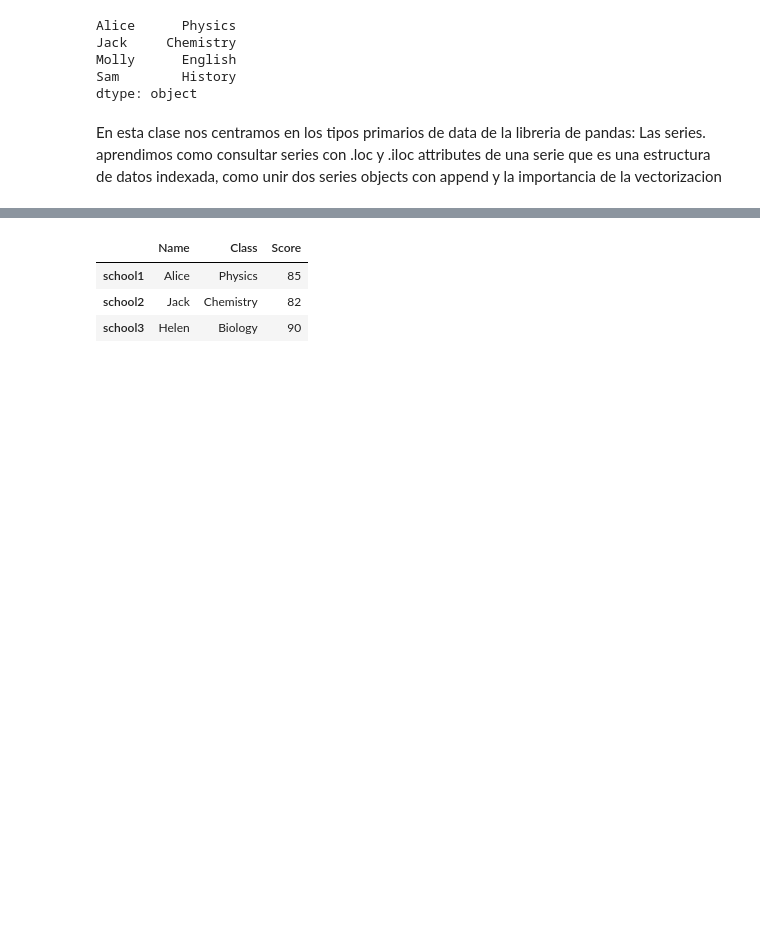
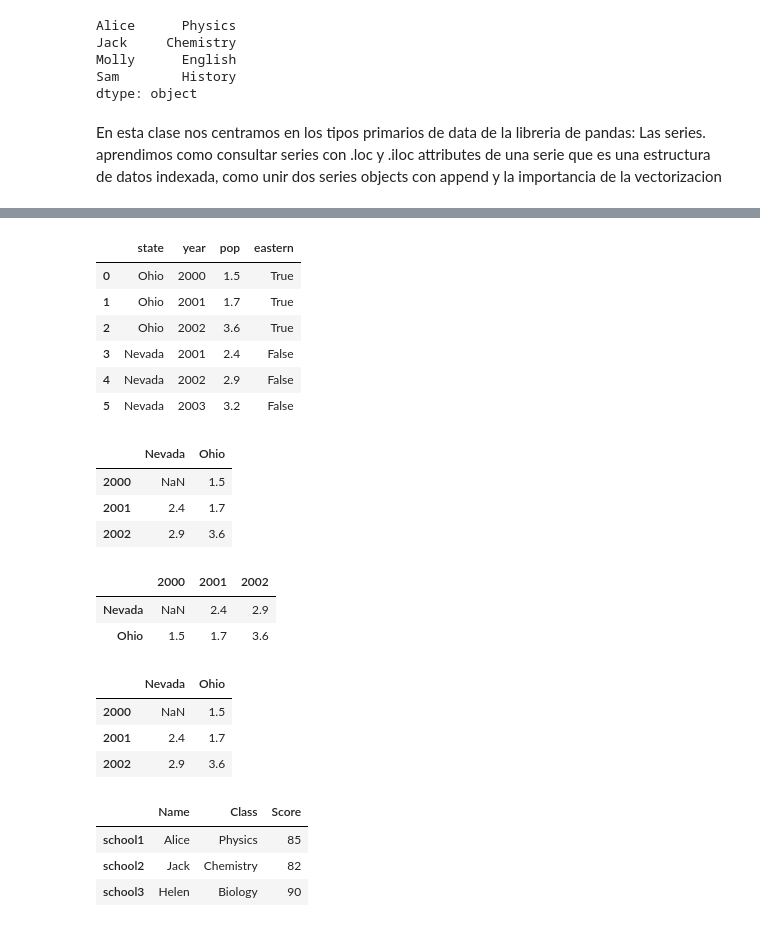
Before and after one commit to jmelendezgeo/Apuntes-Data-Science, a Jupyter notebook: Applied Data Science with Python - Coursera Specialization /Introduction To Data Science/Semana-2.ipynb, the cells around one changed output, grey strips where cells are left out. Saved outputs shown, nothing was run; the diff lists cells and outputs as text; code cells hidden in the pictures; blank space fills up the shorter version.

Commit message:
Finalizamos la segunda semana con su asignacion. Lectura del cap 5

```diff
--- a/Applied Data Science with Python - Coursera Specialization /Introduction To Data Science/Semana-2.ipynb
+++ b/Applied Data Science with Python - Coursera Specialization /Introduction To Data Science/Semana-2.ipynb
@@ -538,3 +633,12 @@ El DataFrame es conceptualmente un objeto de Series de dos dimensiones donde hay
 # %%
 # Comencemos por importas la libreria de pandas
 import pandas as pd
+# %%
+# Hay muchas formas de crear un DataFrame, uno de los mas comunes es a partir de un diccionario de
+# listas equal-length o NumPy arrays
+
+data = {'state': ['Ohio', 'Ohio', 'Ohio', 'Nevada', 'Nevada', 'Nevada'],
+        'year': [2000, 2001, 2002, 2001, 2002, 2003],
+        'pop': [1.5, 1.7, 3.6, 2.4, 2.9, 3.2]}
+frame = pd.DataFrame(data)
+frame
@@ -540,0 +667,15 @@ import pandas as pd
+# %%
+# Cuando se asignan listas o arerglos a una columna, el value's length debe coincidir con la longitud del
+# DataFrame. Si no, pandas asignara NaN values a los huecos. Tambien se pueden asignar valores segun
+# Otras columnas
+
+frame['eastern'] = frame.state == 'Ohio'
+frame
+# %% [output]
+|  | state | year | pop | eastern |
+| 0 | Ohio | 2000 | 1.5 | True |
+| 1 | Ohio | 2001 | 1.7 | True |
+| 2 | Ohio | 2002 | 3.6 | True |
+| 3 | Nevada | 2001 | 2.4 | False |
+| 4 | Nevada | 2002 | 2.9 | False |
+| 5 | Nevada | 2003 | 3.2 | False |
@@ -541,3 +685,31 @@ import pandas as pd
+# %%
+# Otra forma de crear DataFrames a traves de indiccionarios anidados (dict of dicts)
+
+pop = {'Nevada': {2001: 2.4, 2002: 2.9},
+        'Ohio': {2000: 1.5, 2001: 1.7, 2002: 3.6}}
+
+
+frame3 = pd.DataFrame(pop)
+frame3
+# %% [output]
+|  | Nevada | Ohio |
+| 2000 | NaN | 1.5 |
+| 2001 | 2.4 | 1.7 |
+| 2002 | 2.9 | 3.6 |
+# %%
+# Podemos trasponer nuestro DataFrame (swap de filas y columnas) con sintaxis similar a un arreglo de NumPy
+frame3.T
+# %% [output]
+|  | 2000 | 2001 | 2002 |
+| Nevada | NaN | 2.4 | 2.9 |
+| Ohio | 1.5 | 1.7 | 3.6 |
+# %%
+frame3
+# %% [output]
+|  | Nevada | Ohio |
+| 2000 | NaN | 1.5 |
+| 2001 | 2.4 | 1.7 |
+| 2002 | 2.9 | 3.6 |
 # %%
 # Creemos un registreo de estudiantes y sus notas. En cada uno crearemos series con el nombre del estudiante, la
 # clase y la nota
```
Also changed, not shown: parts of 87 cells of this notebook, 1 other file.
